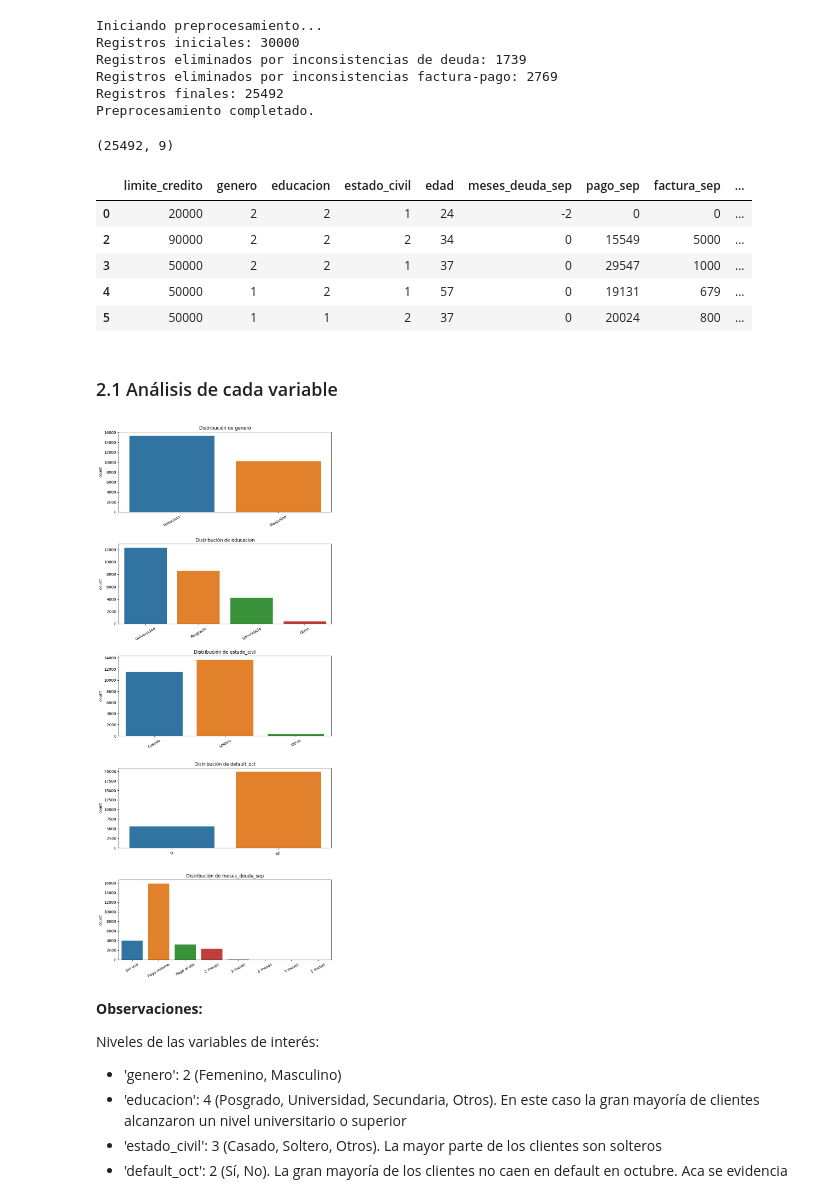
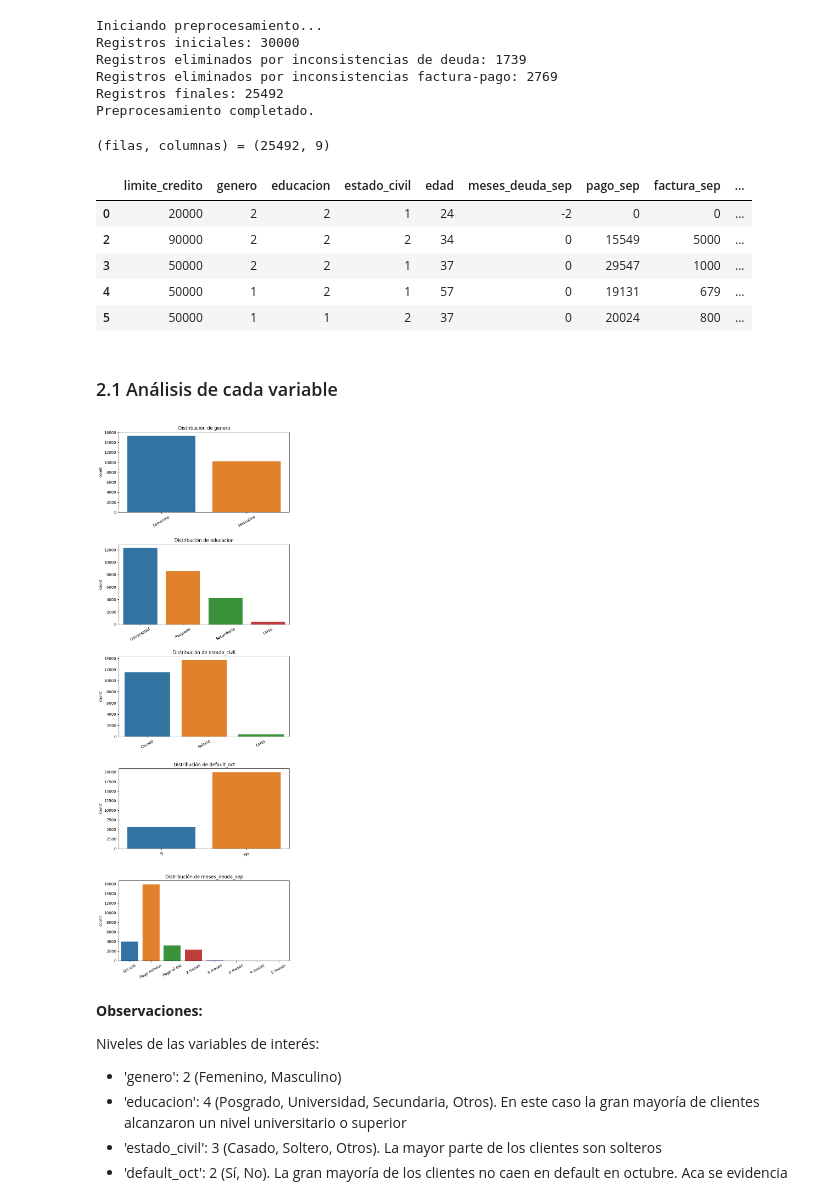
Before and after one commit to matvergara/CreditDefault-IAA-TPF, a Jupyter notebook: notebooks/02-eda.ipynb, the cells around one changed output. Cells and saved outputs as stored; diff of their text form; code cells hidden in the pictures.

```diff
--- a/notebooks/02-eda.ipynb
+++ b/notebooks/02-eda.ipynb
@@ -26,10 +26,10 @@ Registros finales: 25492
 Preprocesamiento completado.
 # %%
 # Vista general del dataset
-print(df.shape)
+print(f'(filas, columnas) = {df.shape}')
 df.head()
 # %% [output]
-(25492, 9)
+(filas, columnas) = (25492, 9)
 |  | limite_credito | genero | educacion | estado_civil | edad | meses_deuda_sep | pago_sep | factura_sep | ... |
 | 0 | 20000 | 2 | 2 | 1 | 24 | -2 | 0 | 0 | ... |
 | 2 | 90000 | 2 | 2 | 2 | 34 | 0 | 15549 | 5000 | ... |
@@ -44,35 +44,35 @@ col_cat = ['genero', 'educacion', 'estado_civil', 'default_oct', 'meses_deuda_se
 
 # Creamos una copia del dataframe para mapear las categorías con los numeros
 df_vis = df.copy()
 
 # Definimos los mapeos
 diccionarios_mapeo = {
     'genero': {1: 'Masculino', 2: 'Femenino'},
     'educacion': {1: 'Posgrado', 2: 'Universidad', 3: 'Secundaria', 4: 'Otros'},
     'estado_civil': {1: 'Casado', 2: 'Soltero', 3: 'Otros'},
     'default_oct': {0: 'No', 1: 'Sí'},
     'meses_deuda_sep': {-2: 'Sin uso', -1: 'Pago al día', 0: 'Pago mínimo',
          2: '2 meses', 3: '3 meses', 4: '4 meses', 5: '5 meses', 6: '6 meses'}
 }
 
 # Aplicamos el mapeo al dataset auxiliar
 for col in col_cat:
     if col in diccionarios_mapeo:
         df_vis[col] = df_vis[col].map(diccionarios_mapeo[col])
 
 # Gráficos de barras
-fig, ax = plt.subplots(nrows=len(col_cat), ncols=1, figsize=(10, 25))
+fig, ax = plt.subplots(nrows=len(col_cat), ncols=1, figsize=(8, 25))
 fig.subplots_adjust(hspace=0.40)
 
 for i, col in enumerate(col_cat):
     sns.countplot(x=col, data=df_vis, ax=ax[i], hue=col)
     ax[i].set_title(f'Distribución de {col}')
     ax[i].set_xlabel('')
     ax[i].set_xticklabels(ax[i].get_xticklabels(), rotation=30)
 
 plt.show()
 # %% [output]
-[figure, old version]
+[figure, new version]
 # %% [markdown]
 **Observaciones:**
 
```
Also changed, not shown: parts of 3 cells of this notebook.
